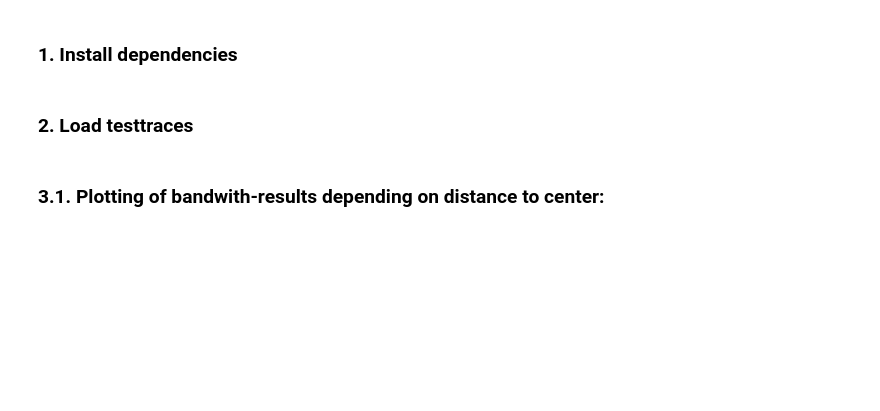
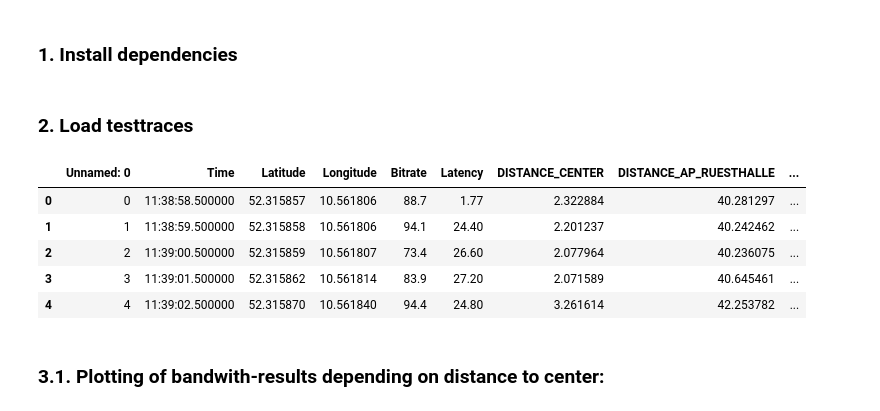
Before and after one commit to protogia/WIFI-Mesh-Evaluation, a Jupyter notebook: evaluation/evaluate_dual_mesh_wlan_connection.ipynb, the cells around one changed output. Saved outputs shown, nothing was run; the diff lists cells and outputs as text; code cells hidden in the pictures; blank space fills up the shorter version.

```diff
--- a/evaluation/evaluate_dual_mesh_wlan_connection.ipynb
+++ b/evaluation/evaluate_dual_mesh_wlan_connection.ipynb
@@ -22,20 +19,27 @@ import plotly.figure_factory as ff;
 # %% [markdown]
 ### 2. Load testtraces
 # %%
-testtraces_a = dict()
-# testtraces_b = dict()
+folder = 'results'
 
-# evaluation without latency-check
-for dir in os.listdir('../results/mesh'):
-    if "a" in dir:
-        testtraces_a[dir] = []
-        try:
-            for file in os.listdir(os.path.join('../results/mesh', dir)):
-                if "pcap" not in file:
-                    file_path = os.path.join('../results/mesh', dir, file)
-                    df = pd.read_csv(file_path)
-                    testtraces_a[dir].append(df)
-        except Exception as e:
-            print(f"Failed to read {file_path}: {e}")
+testtraces = {}
+for dir in os.listdir(folder):
+      testtraces[dir] = []
+      try:
+          for file in os.listdir(os.path.join(folder, dir)):
+              if "pcap" not in file:
+                  file_path = os.path.join(folder, dir, file)
+                  df = pd.read_csv(file_path)
+                  testtraces[dir].append(df)
+      except Exception as e:
+          print(f"Failed to read {file_path}: {e}")
+# %%
+testtraces['bandwithtest_09072924_mesh_wlan-b'][0].head()
+# %% [output]
+|  | Unnamed: 0 | Time | Latitude | Longitude | Bitrate | Latency | DISTANCE_CENTER | DISTANCE_AP_RUESTHALLE | ... |
+| 0 | 0 | 11:38:58.500000 | 52.315857 | 10.561806 | 88.7 | 1.77 | 2.322884 | 40.281297 | ... |
+| 1 | 1 | 11:38:59.500000 | 52.315858 | 10.561806 | 94.1 | 24.40 | 2.201237 | 40.242462 | ... |
+| 2 | 2 | 11:39:00.500000 | 52.315859 | 10.561807 | 73.4 | 26.60 | 2.077964 | 40.236075 | ... |
+| 3 | 3 | 11:39:01.500000 | 52.315862 | 10.561814 | 83.9 | 27.20 | 2.071589 | 40.645461 | ... |
+| 4 | 4 | 11:39:02.500000 | 52.315870 | 10.561840 | 94.4 | 24.80 | 3.261614 | 42.253782 | ... |
 # %% [markdown]
 ### 3.1. Plotting of bandwith-results depending on distance to center:
```
Also changed, not shown: parts of 15 cells of this notebook.
